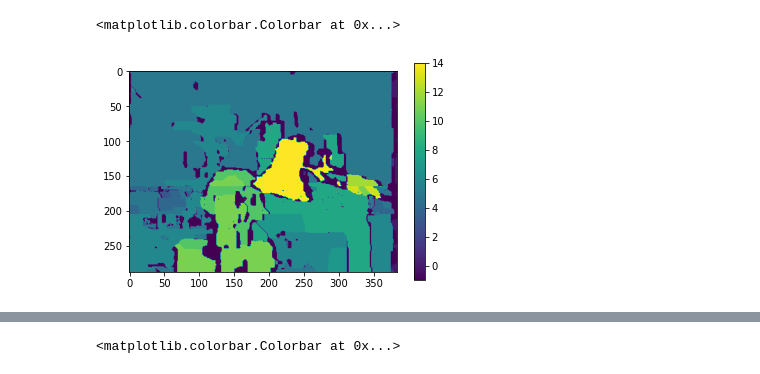
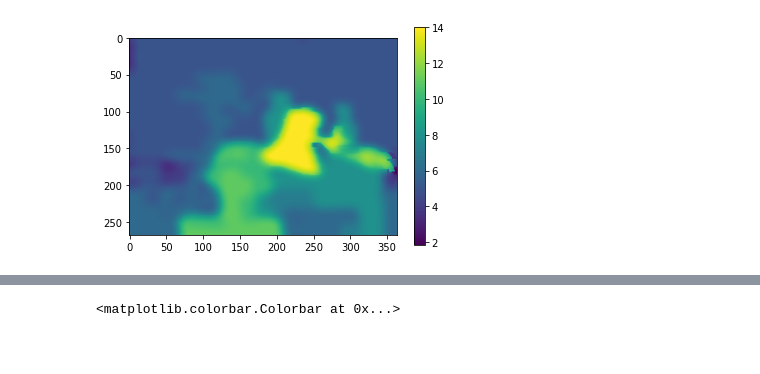
Before and after one commit to BaldPulse/Stereo_depth_energy, a Jupyter notebook: stiching.ipynb, the cells around one changed output, grey strips where cells are left out. Drawn from its saved outputs; the diff is of its cells as text; code cells hidden in the pictures; blank space fills up the shorter version.

```diff
--- a/stiching.ipynb
+++ b/stiching.ipynb
@@ -75,0 +122,7 @@ full = stitch(partial, 288, 50, 10)
+# %%
+disp_reg = full
+interpolate(disp_reg, 32)
+plt.imshow(disp_reg.astype(int))
+plt.colorbar()
+plt.title("tsukuba interpolated output")
+plt.savefig("Data/Experiment/tsukuba/interpolated_disparity.png", format="png", transparent=False)
@@ -75,0 +131,6 @@ full = stitch(partial, 288, 50, 10)
+# %%
+disp_bilat = cv2.bilateralFilter(disp_reg.astype(np.float32), 0, 0, 5)
+plt.imshow(disp_bilat)
+plt.colorbar()
+plt.title("tsukuba bilateral output")
+plt.savefig("Data/Experiment/tsukuba/bilateral_disparity.png", format="png", transparent=False)
@@ -76,8 +139,8 @@ full = stitch(partial, 288, 50, 10)
 # %%
-disp_reg = np.load('full.npy')
-plt.imshow(disp_reg)
+
+disp_bilat = disp_bilat[:-20, :-20]
+plt.imshow(disp_bilat)
 plt.colorbar()
 plt.show()
 # %% [output]
-<matplotlib.colorbar.Colorbar at 0x...>
-[figure, old version]
+[figure, new version]
```
Also changed, not shown: parts of 18 cells of this notebook, 35 other files.
